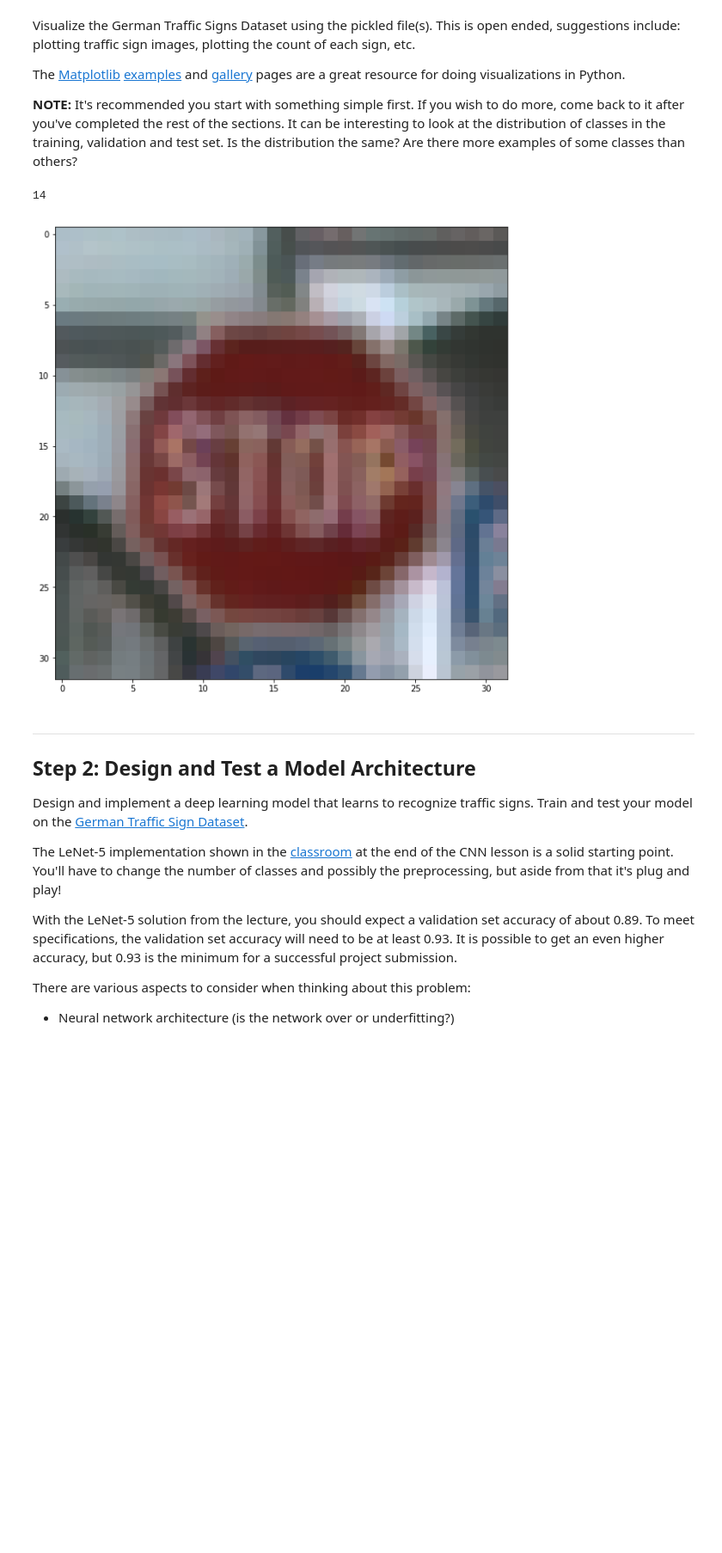
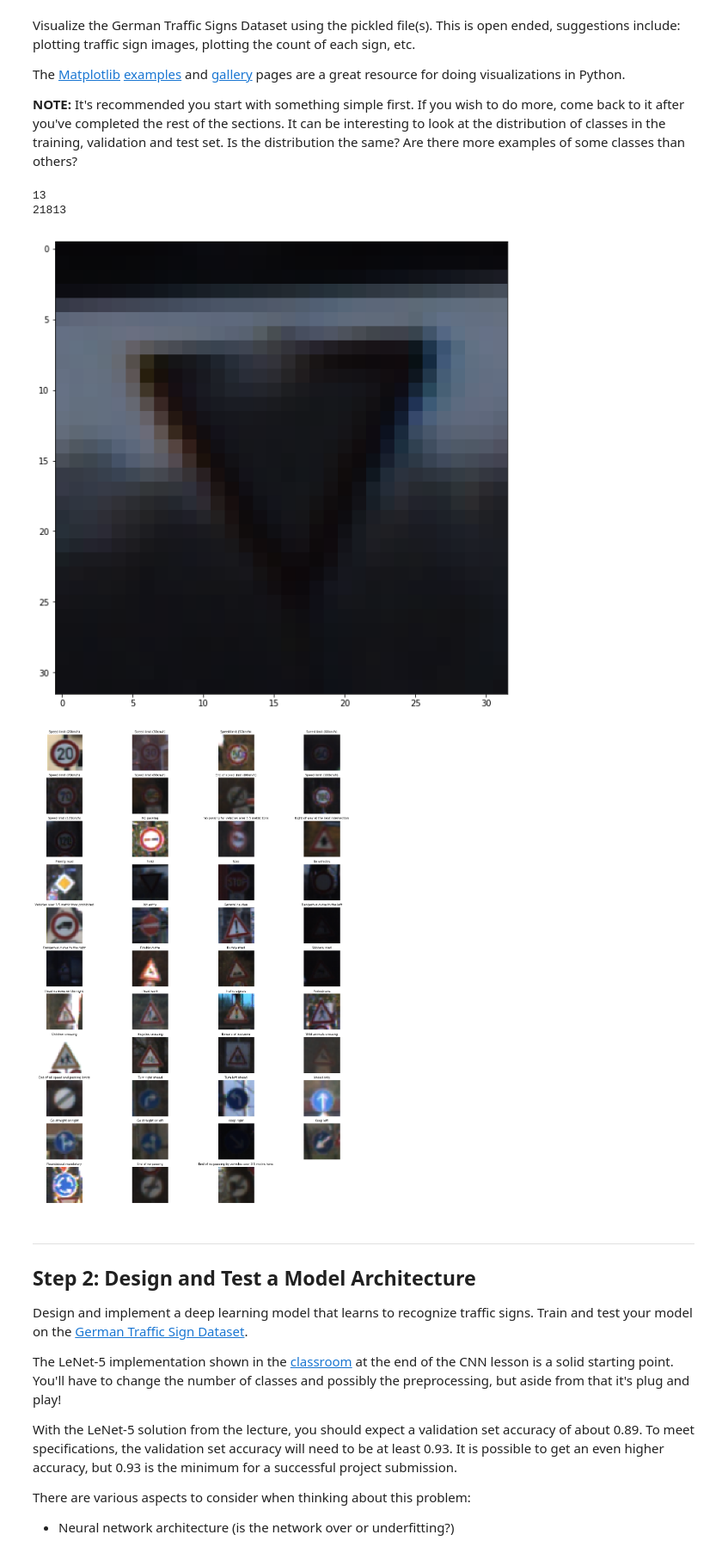
Before and after one commit to ram-charan-m/Traffic_Sign_Classifier_CNN, a Jupyter notebook: Traffic_Sign_Classifier.ipynb, the cells around one changed output. Shown: that part at 86% size. Saved outputs shown, nothing was run; the diff lists cells and outputs as text; code cells hidden in the pictures; blank space fills up the shorter version.

```diff
--- a/Traffic_Sign_Classifier.ipynb
+++ b/Traffic_Sign_Classifier.ipynb
@@ -121,9 +121,31 @@ index = random.randint(0, len(X_train))
 plt.figure(figsize=(10,10))
 plt.imshow(X_train[index].squeeze())
 print(y_train[index])
+print(index)
 # %% [output]
-14
+13
+21813
-[figure, old version]
+[figure, new version]
+# %%
+import csv
+rows =[]
+
+with open('signnames.csv', 'r') as csvfile:
+    csv_reader = csv.reader(csvfile, delimiter=',')
+    next(csv_reader)
+    for row in csv_reader:
+        rows.append(row)
+
+plt.figure(figsize=(20, 40))
+for i in range(0, n_classes):
+    plt.subplot(15, 4, i+1)
+    xi = X_train[y_train == i][0]
+    plt.imshow(xi) #draw the first image of each class
+    plt.title(rows[i][1],fontsize=10)
+    plt.axis('off')
+plt.show()
+# %% [output]
+[figure, added]
 # %% [markdown]
 ----
 
```
Also changed, not shown: parts of 34 cells of this notebook, 20 other files.
